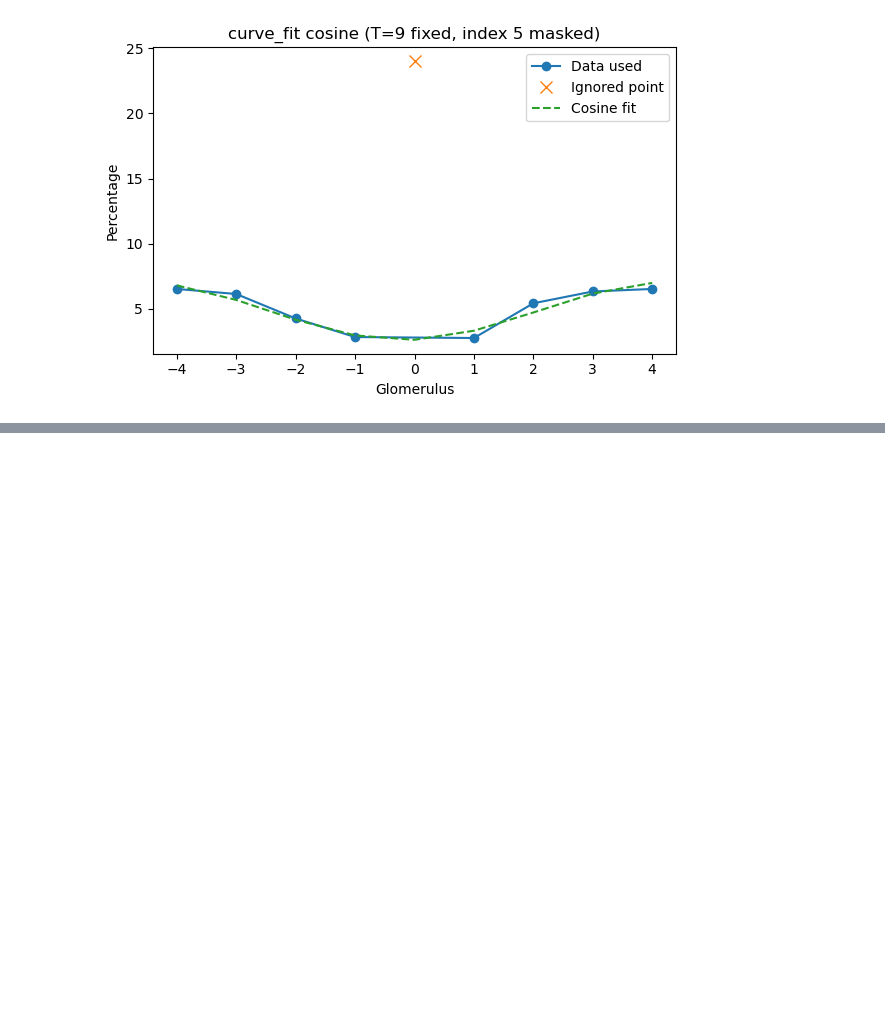
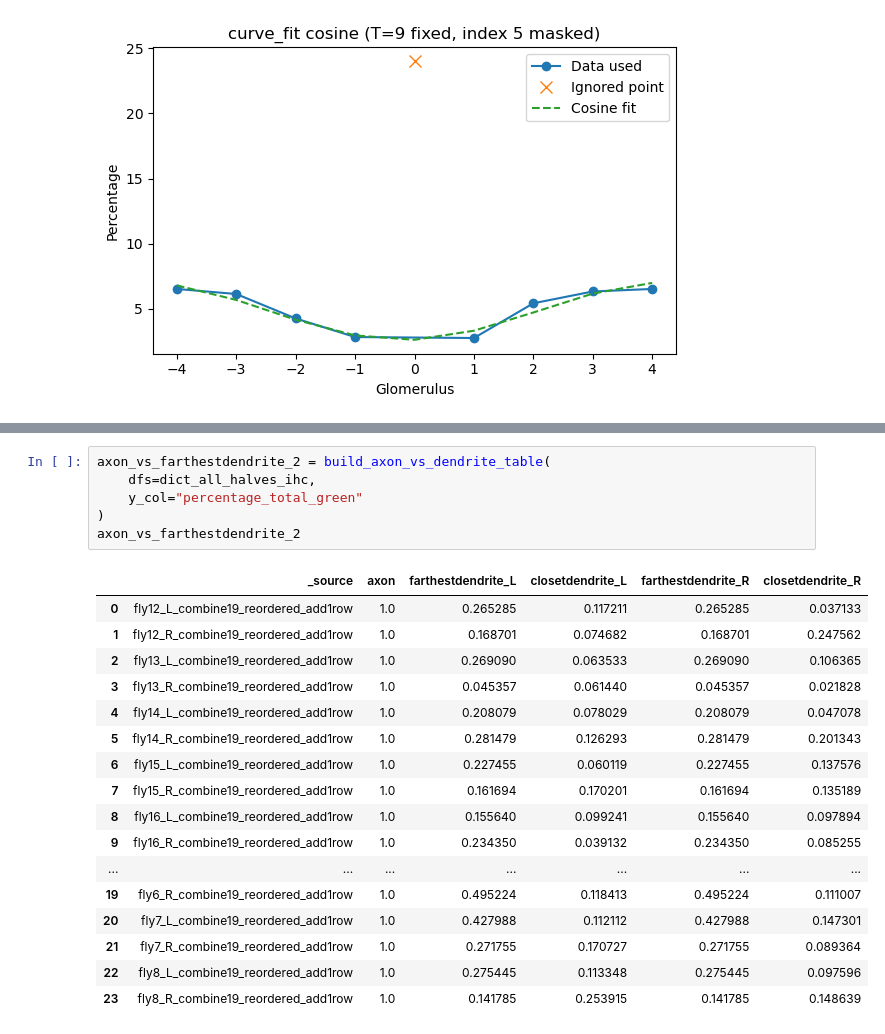
Before and after one commit to sansachenlelele/connectome_analysis_fisherlab, a Jupyter notebook: analysis_glucl-to-connectome-25summer.ipynb, the cells around one changed output, grey strips where cells are left out. Drawn from its saved outputs; the diff is of its cells as text; blank space fills up the shorter version.

```diff
--- a/analysis_glucl-to-connectome-25summer.ipynb
+++ b/analysis_glucl-to-connectome-25summer.ipynb
@@ -1882,0 +2175,24 @@ curve_fit (T=9): A=-2.219518, phi=-0.182105, B=4.825762 | R^2=0.924768, RMSE=0.4
+# %%
+axon_vs_farthestdendrite_2 = build_axon_vs_dendrite_table(
+    dfs=dict_all_halves_ihc,
+    y_col="percentage_total_green"
+)
+axon_vs_farthestdendrite_2
+# %% [output]
+|  | _source | axon | farthestdendrite_L | closetdendrite_L | farthestdendrite_R | closetdendrite_R |
+| 0 | fly12_L_combine19_reordered_add1row | 1.0 | 0.265285 | 0.117211 | 0.265285 | 0.037133 |
+| 1 | fly12_R_combine19_reordered_add1row | 1.0 | 0.168701 | 0.074682 | 0.168701 | 0.247562 |
+| 2 | fly13_L_combine19_reordered_add1row | 1.0 | 0.269090 | 0.063533 | 0.269090 | 0.106365 |
+| 3 | fly13_R_combine19_reordered_add1row | 1.0 | 0.045357 | 0.061440 | 0.045357 | 0.021828 |
+| 4 | fly14_L_combine19_reordered_add1row | 1.0 | 0.208079 | 0.078029 | 0.208079 | 0.047078 |
+| 5 | fly14_R_combine19_reordered_add1row | 1.0 | 0.281479 | 0.126293 | 0.281479 | 0.201343 |
+| 6 | fly15_L_combine19_reordered_add1row | 1.0 | 0.227455 | 0.060119 | 0.227455 | 0.137576 |
+| 7 | fly15_R_combine19_reordered_add1row | 1.0 | 0.161694 | 0.170201 | 0.161694 | 0.135189 |
+| 8 | fly16_L_combine19_reordered_add1row | 1.0 | 0.155640 | 0.099241 | 0.155640 | 0.097894 |
+| 9 | fly16_R_combine19_reordered_add1row | 1.0 | 0.234350 | 0.039132 | 0.234350 | 0.085255 |
+| ... | ... | ... | ... | ... | ... | ... |
+| 19 | fly6_R_combine19_reordered_add1row | 1.0 | 0.495224 | 0.118413 | 0.495224 | 0.111007 |
+| 20 | fly7_L_combine19_reordered_add1row | 1.0 | 0.427988 | 0.112112 | 0.427988 | 0.147301 |
+| 21 | fly7_R_combine19_reordered_add1row | 1.0 | 0.271755 | 0.170727 | 0.271755 | 0.089364 |
+| 22 | fly8_L_combine19_reordered_add1row | 1.0 | 0.275445 | 0.113348 | 0.275445 | 0.097596 |
+| 23 | fly8_R_combine19_reordered_add1row | 1.0 | 0.141785 | 0.253915 | 0.141785 | 0.148639 |
```
Also changed, not shown: parts of 43 cells of this notebook.
